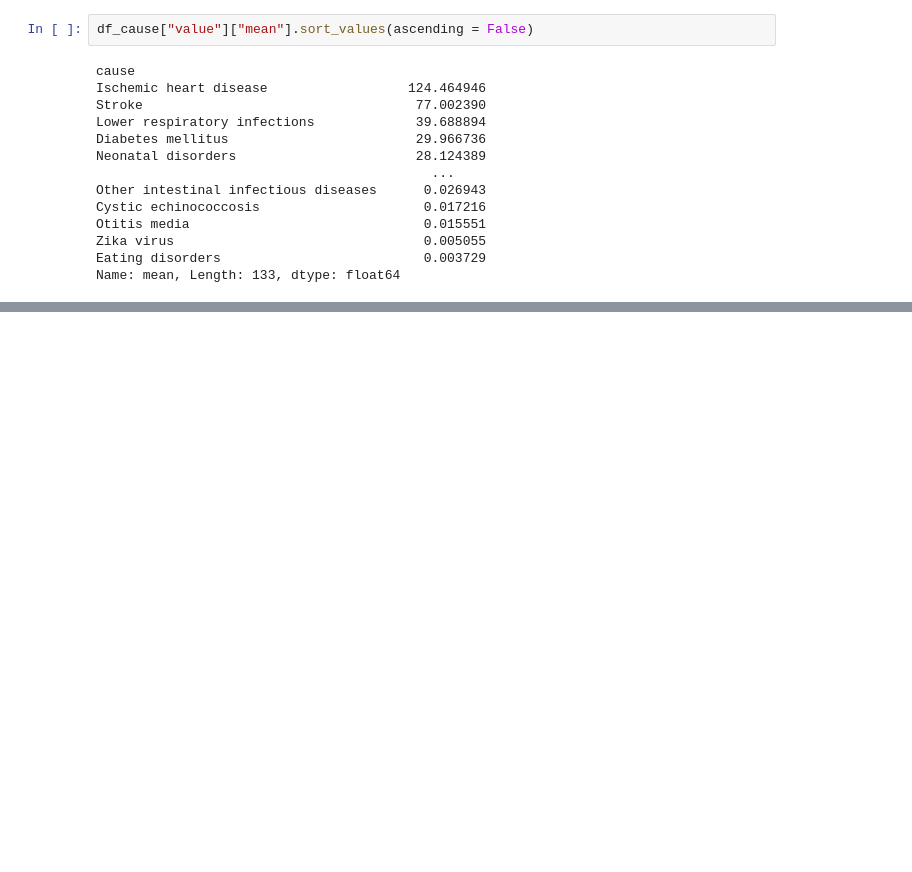
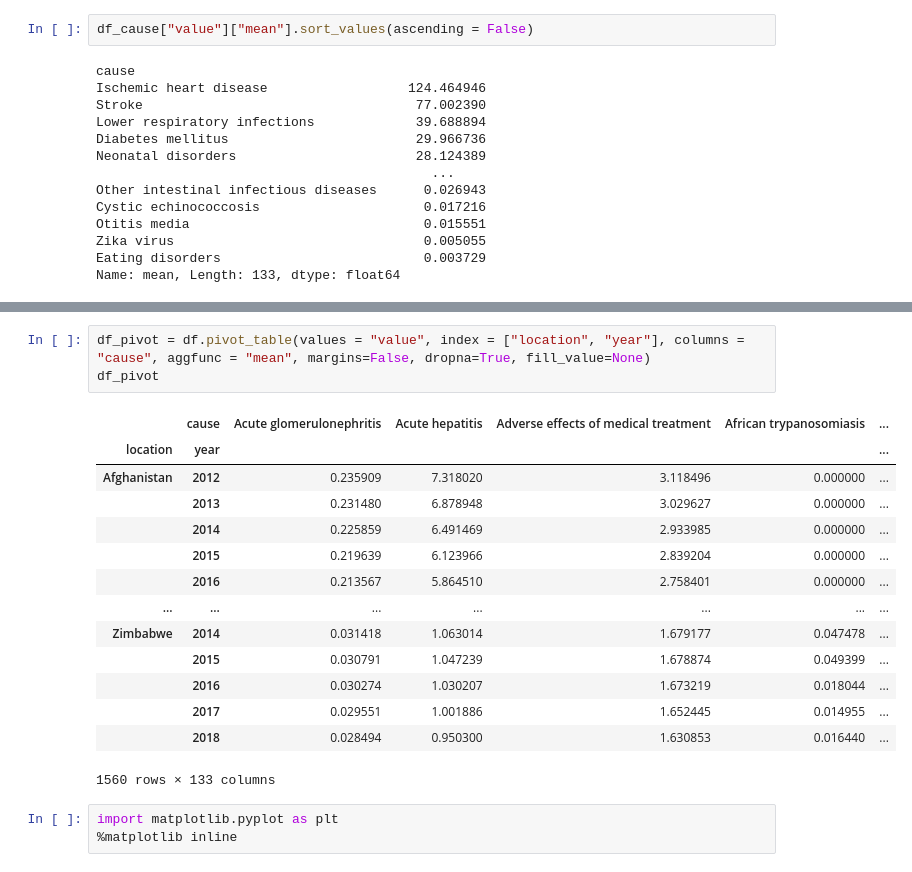
Before and after one commit to SergeyMyssak/RE-2022, a Jupyter notebook: pandas-1/RE-2022.ipynb, the cells around one changed output, grey strips where cells are left out. Cells and saved outputs as stored; diff of their text form; blank space fills up the shorter version.

```diff
--- a/pandas-1/RE-2022.ipynb
+++ b/pandas-1/RE-2022.ipynb
@@ -572,0 +653,21 @@ Name: mean, Length: 133, dtype: float64
+# %%
+df_pivot = df.pivot_table(values = "value", index = ["location", "year"], columns = "cause", aggfunc = "mean", margins=False, dropna=True, fill_value=None)
+df_pivot
+# %% [output]
+|  | cause | Acute glomerulonephritis | Acute hepatitis | Adverse effects of medical treatment | African trypanosomiasis | ... |
+| location | year |  |  |  |  | ... |
+| Afghanistan | 2012 | 0.235909 | 7.318020 | 3.118496 | 0.000000 | ... |
+|  | 2013 | 0.231480 | 6.878948 | 3.029627 | 0.000000 | ... |
+|  | 2014 | 0.225859 | 6.491469 | 2.933985 | 0.000000 | ... |
+|  | 2015 | 0.219639 | 6.123966 | 2.839204 | 0.000000 | ... |
+|  | 2016 | 0.213567 | 5.864510 | 2.758401 | 0.000000 | ... |
+| ... | ... | ... | ... | ... | ... | ... |
+| Zimbabwe | 2014 | 0.031418 | 1.063014 | 1.679177 | 0.047478 | ... |
+|  | 2015 | 0.030791 | 1.047239 | 1.678874 | 0.049399 | ... |
+|  | 2016 | 0.030274 | 1.030207 | 1.673219 | 0.018044 | ... |
+|  | 2017 | 0.029551 | 1.001886 | 1.652445 | 0.014955 | ... |
+|  | 2018 | 0.028494 | 0.950300 | 1.630853 | 0.016440 | ... |
+1560 rows × 133 columns
+# %%
+import matplotlib.pyplot as plt
+%matplotlib inline
```
Also changed, not shown: parts of 9 cells of this notebook, 4 other files.
